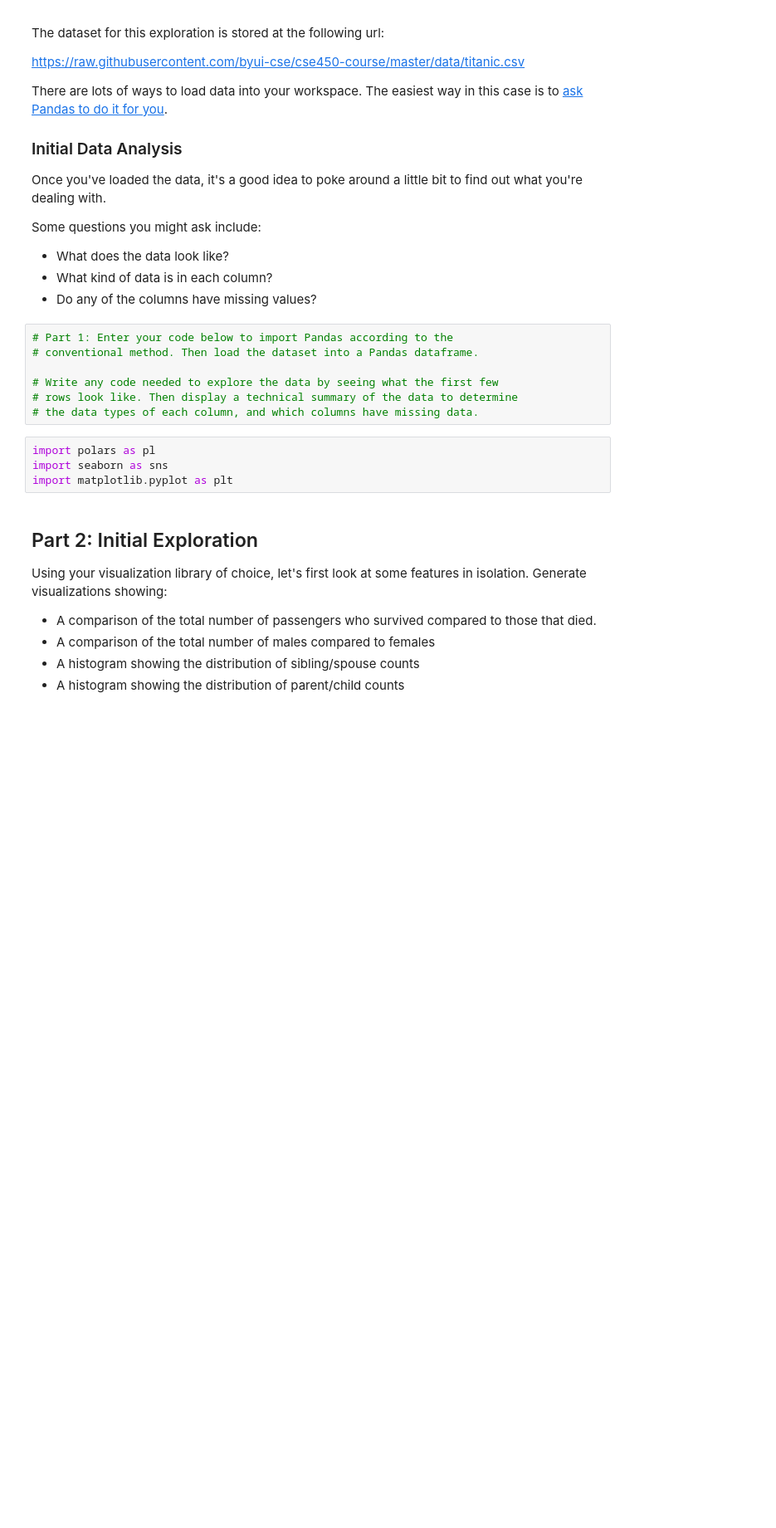
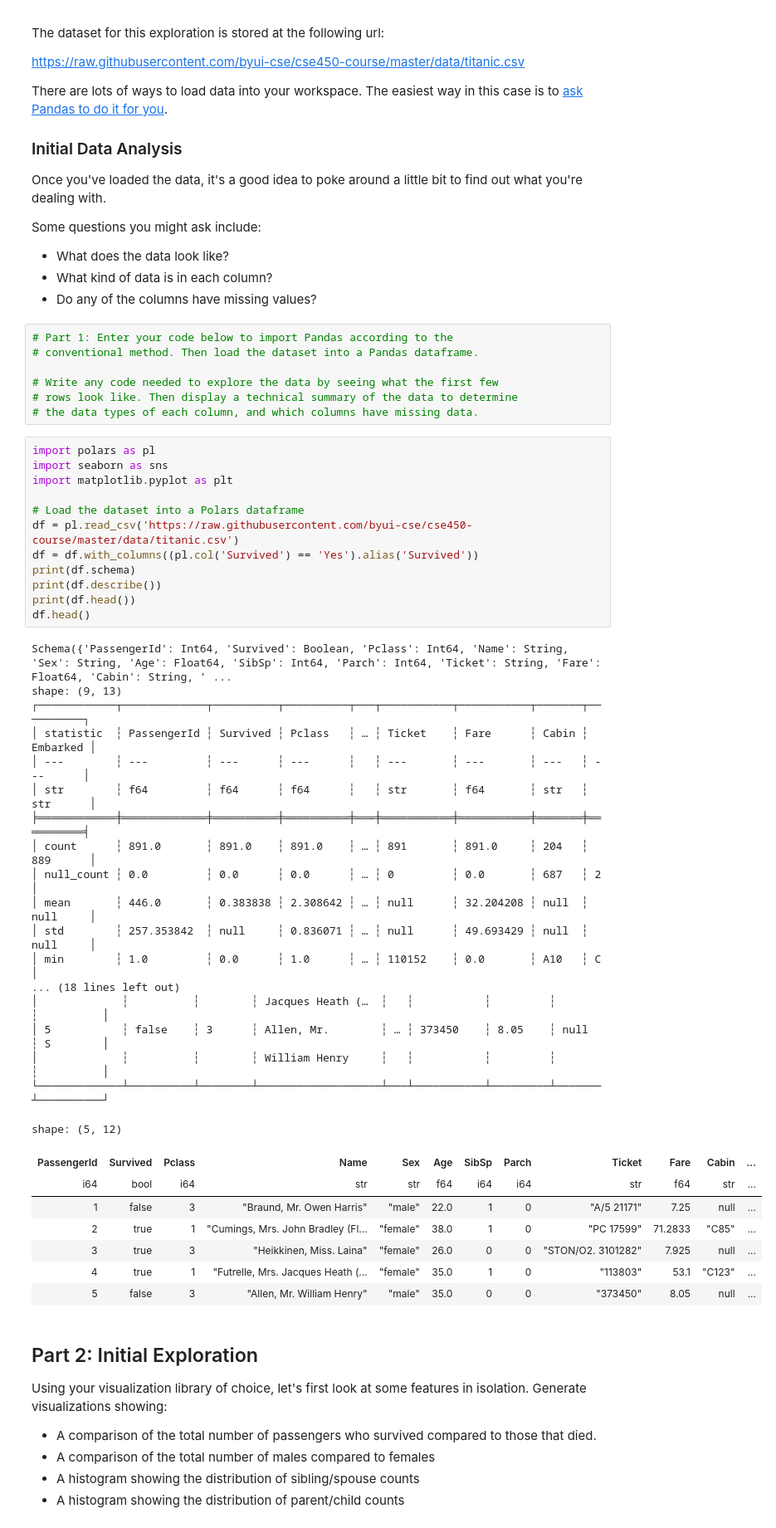
Before and after one commit to nelsbuhrley/CSE-450-Machine-learning, a Jupyter notebook: notebooks/Exploration_03.ipynb, the cells around one changed output. Shown at 83% size. Cells and saved outputs as stored; diff of their text form; blank space fills up the shorter version.

```diff
--- a/notebooks/Exploration_03.ipynb
+++ b/notebooks/Exploration_03.ipynb
@@ -32,10 +32,44 @@ Some questions you might ask include:
 # Write any code needed to explore the data by seeing what the first few
 # rows look like. Then display a technical summary of the data to determine
 # the data types of each column, and which columns have missing data.
-# %%
-import polars as pl
-import seaborn as sns
-import matplotlib.pyplot as plt
+# %%
+import polars as pl
+import seaborn as sns
+import matplotlib.pyplot as plt
+
+# Load the dataset into a Polars dataframe
+df = pl.read_csv('https://raw.githubusercontent.com/byui-cse/cse450-course/master/data/titanic.csv')
+df = df.with_columns((pl.col('Survived') == 'Yes').alias('Survived'))
+print(df.schema)
+print(df.describe())
+print(df.head())
+df.head()
+# %% [output]
+Schema({'PassengerId': Int64, 'Survived': Boolean, 'Pclass': Int64, 'Name': String, 'Sex': String, 'Age': Float64, 'SibSp': Int64, 'Parch': Int64, 'Ticket': String, 'Fare': Float64, 'Cabin': String, ' ...
+shape: (9, 13)
+┌────────────┬─────────────┬──────────┬──────────┬───┬───────────┬───────────┬───────┬──────────┐
+│ statistic  ┆ PassengerId ┆ Survived ┆ Pclass   ┆ … ┆ Ticket    ┆ Fare      ┆ Cabin ┆ Embarked │
+│ ---        ┆ ---         ┆ ---      ┆ ---      ┆   ┆ ---       ┆ ---       ┆ ---   ┆ ---      │
+│ str        ┆ f64         ┆ f64      ┆ f64      ┆   ┆ str       ┆ f64       ┆ str   ┆ str      │
+╞════════════╪═════════════╪══════════╪══════════╪═══╪═══════════╪═══════════╪═══════╪══════════╡
+│ count      ┆ 891.0       ┆ 891.0    ┆ 891.0    ┆ … ┆ 891       ┆ 891.0     ┆ 204   ┆ 889      │
+│ null_count ┆ 0.0         ┆ 0.0      ┆ 0.0      ┆ … ┆ 0         ┆ 0.0       ┆ 687   ┆ 2        │
+│ mean       ┆ 446.0       ┆ 0.383838 ┆ 2.308642 ┆ … ┆ null      ┆ 32.204208 ┆ null  ┆ null     │
+│ std        ┆ 257.353842  ┆ null     ┆ 0.836071 ┆ … ┆ null      ┆ 49.693429 ┆ null  ┆ null     │
+│ min        ┆ 1.0         ┆ 0.0      ┆ 1.0      ┆ … ┆ 110152    ┆ 0.0       ┆ A10   ┆ C        │
+... (18 lines left out)
+│             ┆          ┆        ┆ Jacques Heath (…  ┆   ┆           ┆         ┆       ┆          │
+│ 5           ┆ false    ┆ 3      ┆ Allen, Mr.        ┆ … ┆ 373450    ┆ 8.05    ┆ null  ┆ S        │
+│             ┆          ┆        ┆ William Henry     ┆   ┆           ┆         ┆       ┆          │
+└─────────────┴──────────┴────────┴───────────────────┴───┴───────────┴─────────┴───────┴──────────┘
+shape: (5, 12)
+| PassengerId | Survived | Pclass | Name | Sex | Age | SibSp | Parch | Ticket | Fare | Cabin | ... |
+| i64 | bool | i64 | str | str | f64 | i64 | i64 | str | f64 | str | ... |
+| 1 | false | 3 | "Braund, Mr. Owen Harris" | "male" | 22.0 | 1 | 0 | "A/5 21171" | 7.25 | null | ... |
+| 2 | true | 1 | "Cumings, Mrs. John Bradley (Fl… | "female" | 38.0 | 1 | 0 | "PC 17599" | 71.2833 | "C85" | ... |
+| 3 | true | 3 | "Heikkinen, Miss. Laina" | "female" | 26.0 | 0 | 0 | "STON/O2. 3101282" | 7.925 | null | ... |
+| 4 | true | 1 | "Futrelle, Mrs. Jacques Heath (… | "female" | 35.0 | 1 | 0 | "113803" | 53.1 | "C123" | ... |
+| 5 | false | 3 | "Allen, Mr. William Henry" | "male" | 35.0 | 0 | 0 | "373450" | 8.05 | null | ... |
 # %% [markdown]
 ## Part 2: Initial Exploration
 
```
Also changed, not shown: parts of 4 cells of this notebook.
